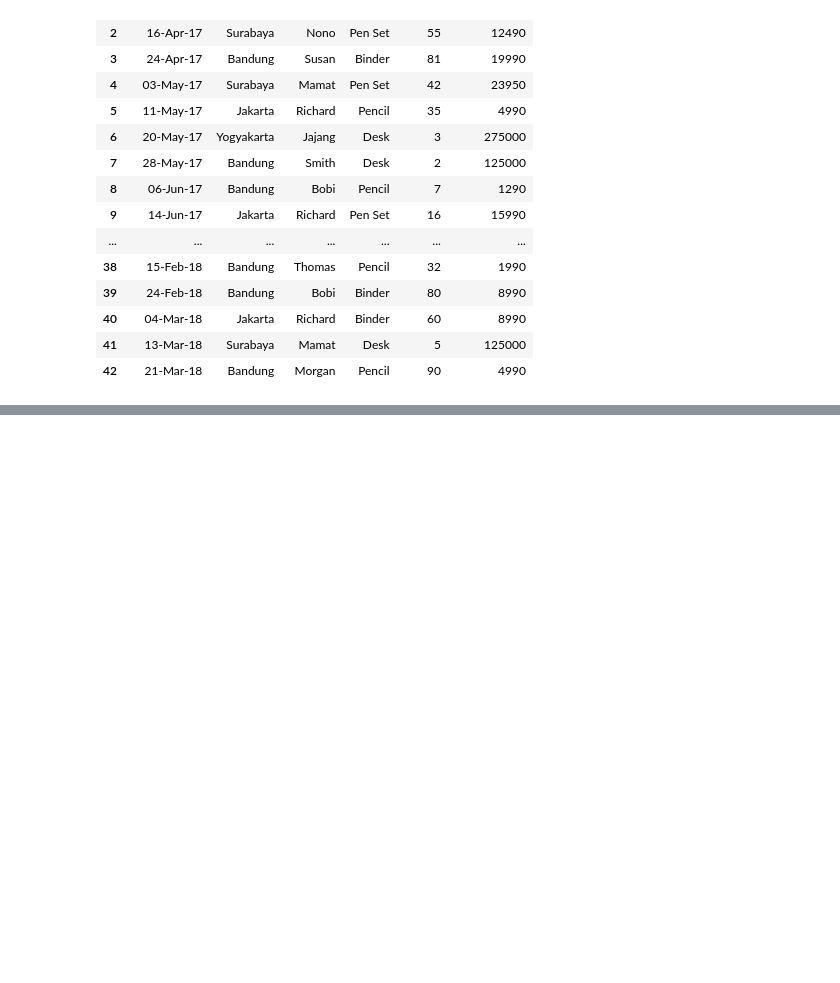
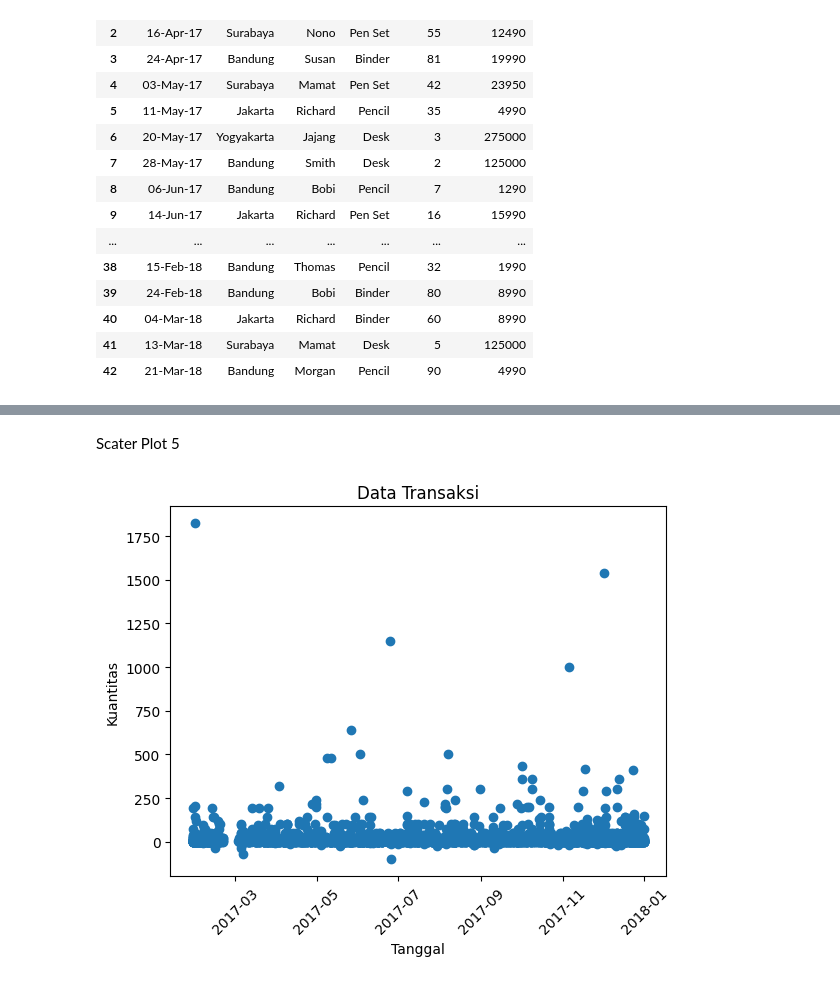
Before and after one commit to Drack-AS/uas-VDI, a Jupyter notebook: uas.ipynb, the cells around one changed output, grey strips where cells are left out. Saved outputs shown, nothing was run; the diff lists cells and outputs as text; code cells hidden in the pictures; blank space fills up the shorter version.

```diff
--- a/uas.ipynb
+++ b/uas.ipynb
@@ -91,0 +131,2 @@ df_supply
+# %%
+df_transaksi = pd.read_csv("/content/transaksi2.csv", names=['tanggal', 'id_produk', 'kuantitas', 'id_penjualan'])
@@ -91,0 +149,18 @@ df_supply
+# %% [markdown]
+Scater Plot 5
+# %%
+df_transaksi['tanggal'] = pd.to_datetime(df_transaksi['tanggal'])
+df_transaksi['year'] = df_transaksi['date'].dt.year
+df_clean
+
+plt.scatter(df_clean['tanggal'], df_clean['kuantitas'])
+
+plt.xticks(rotation=45)
+
+plt.xlabel('Tanggal')
+plt.ylabel('Kuantitas')
+
+plt.title("Data Transaksi")
+plt.show()
+# %% [output]
+[figure, added]
```
Also changed, not shown: parts of 8 cells of this notebook.
